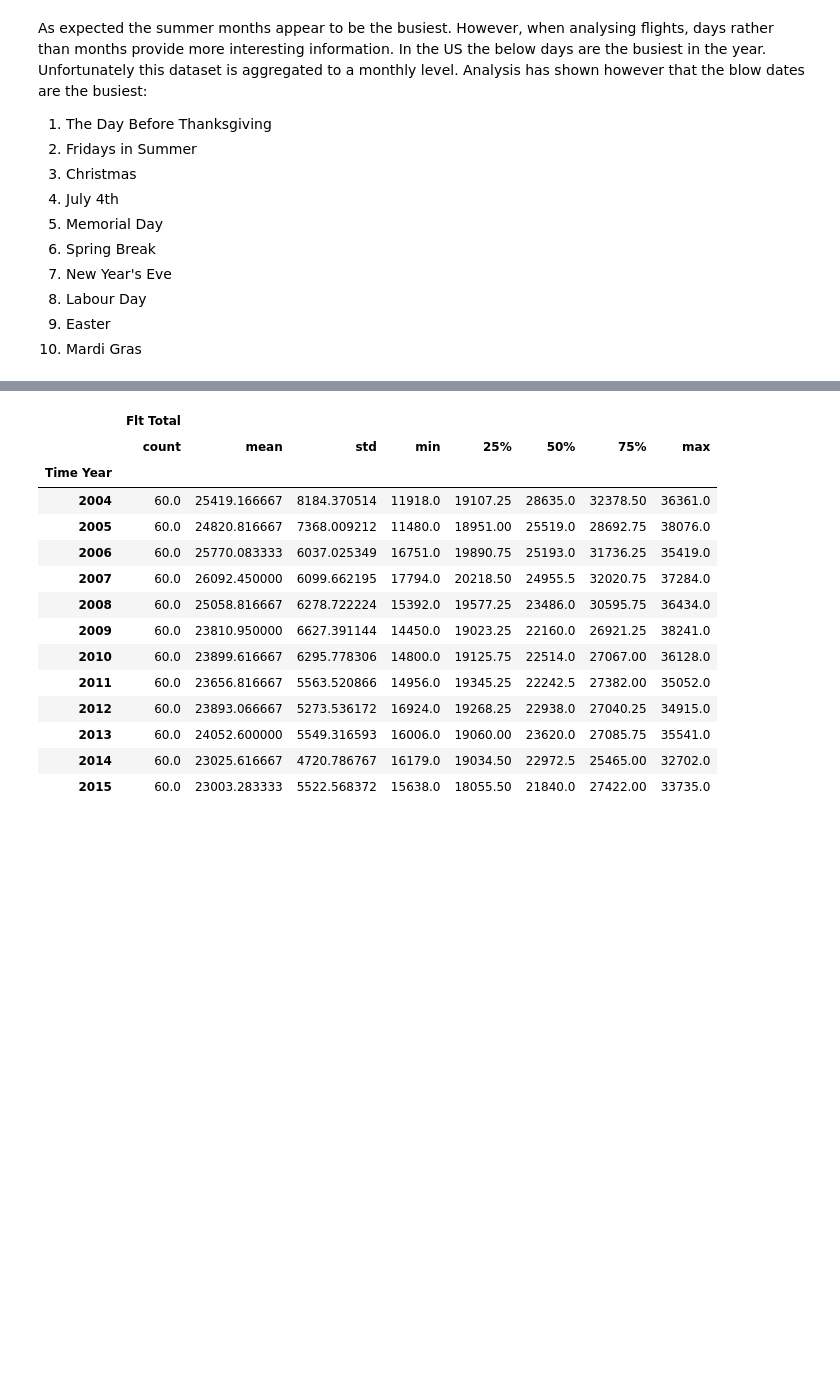
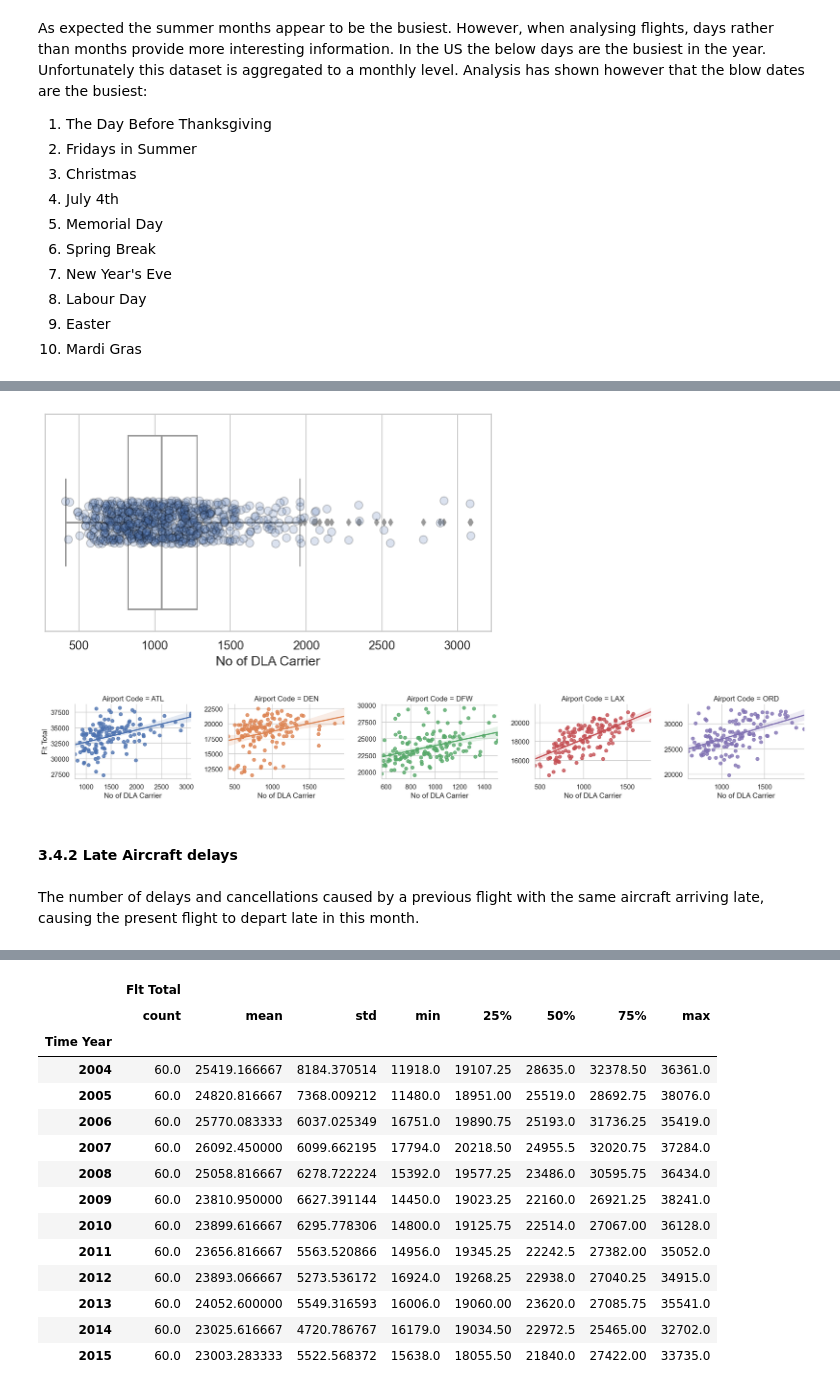
Before and after one commit to Munster2020/HDIP_CSDA_COMP08050_PROJECT, a Jupyter notebook: project2020.ipynb, the cells around one changed output, grey strips where cells are left out. Drawn from its saved outputs; the diff is of its cells as text; code cells hidden in the pictures; blank space fills up the shorter version.

```diff
--- a/project2020.ipynb
+++ b/project2020.ipynb
@@ -295,0 +314,17 @@ sns.barplot(data = df,x = 'Time Year',y = 'Flt Delayed',palette="Blues_r", estim
+# %%
+sns.set(style='whitegrid', font_scale=1.1, rc={"figure.figsize": [8, 4]})
+sns.boxplot(df['No of DLA Carrier'], color="white")
+sns.stripplot(df['No of DLA Carrier'], edgecolor="black",
+              alpha=.2, s=8, linewidth=1.0);
+# %% [output]
+[figure, added]
+# %%
+sns.lmplot(x="No of DLA Carrier", y="Flt Total", col="Airport Code", hue="Airport Code",
+
+           data=df, col_wrap=5, height=3, aspect=1.3, sharex=False, sharey=False);
+# %% [output]
+[figure, added]
+# %% [markdown]
+#### 3.4.2 Late Aircraft delays
+# %% [markdown]
+The number of delays and cancellations caused by a previous flight with the same aircraft arriving late, causing the present flight to depart late in this month.
```
Also changed, not shown: parts of 61 cells of this notebook.
